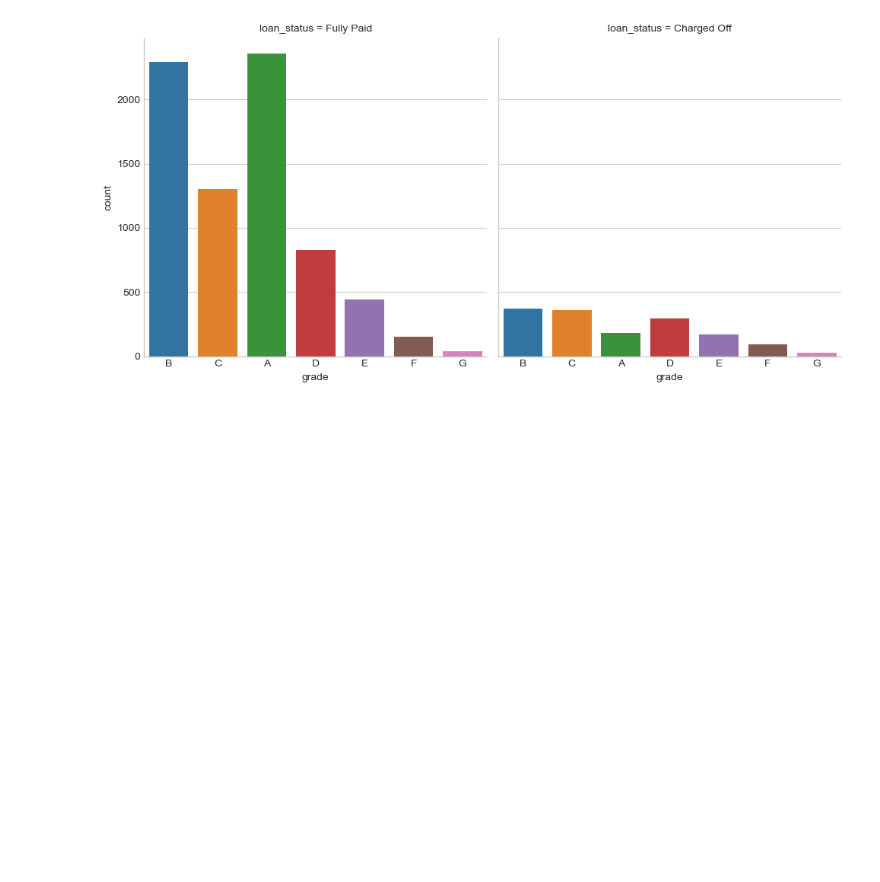
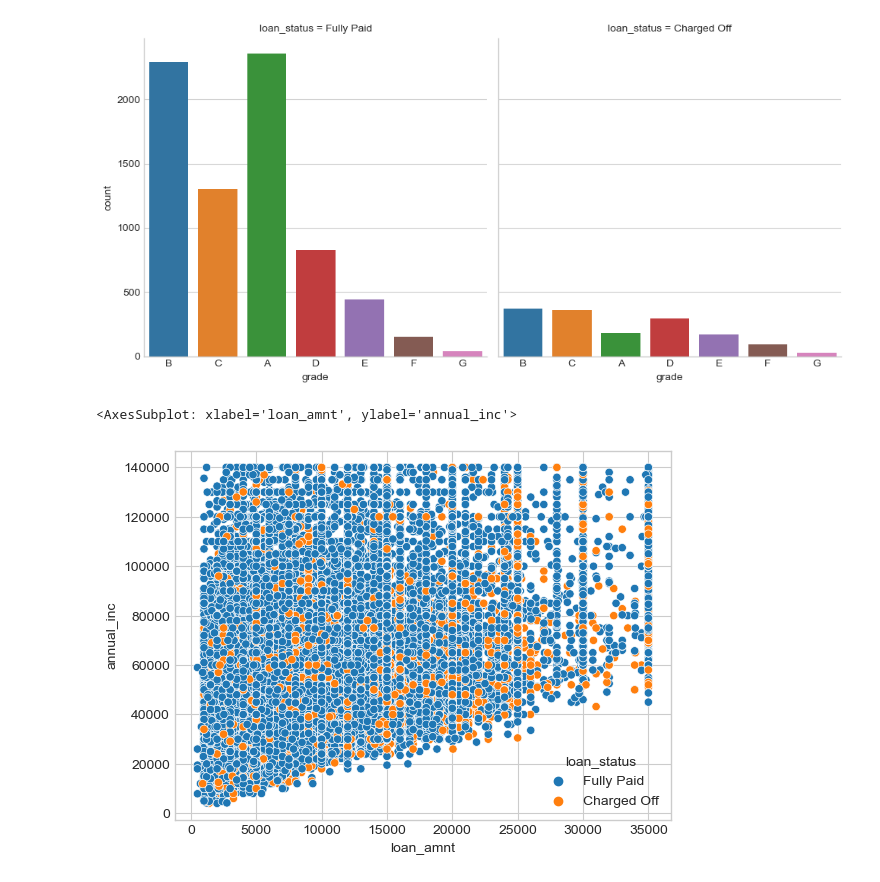
Before and after one commit to bharathsanjai/lending-club-case-study, a Jupyter notebook: bharathveer_ks.ipynb, the cells around one changed output. Drawn from its saved outputs; the diff is of its cells as text; code cells hidden in the pictures; blank space fills up the shorter version.

```diff
--- a/bharathveer_ks.ipynb
+++ b/bharathveer_ks.ipynb
@@ -712,3 +714,8 @@ plot = sns.catplot(data=loan,x='emp_length',col='loan_status', kind='count',aspe
 plot = sns.catplot(data=loan[loan['emp_length']==10],x='grade',col='loan_status', kind='count',aspect=1)
 # %% [output]
 [figure]
+# %%
+sns.scatterplot(x='loan_amnt', y='annual_inc',data=loan,hue='loan_status')
+# %% [output]
+<AxesSubplot: xlabel='loan_amnt', ylabel='annual_inc'>
+[figure, added]
```
Also changed, not shown: parts of 14 cells of this notebook.
